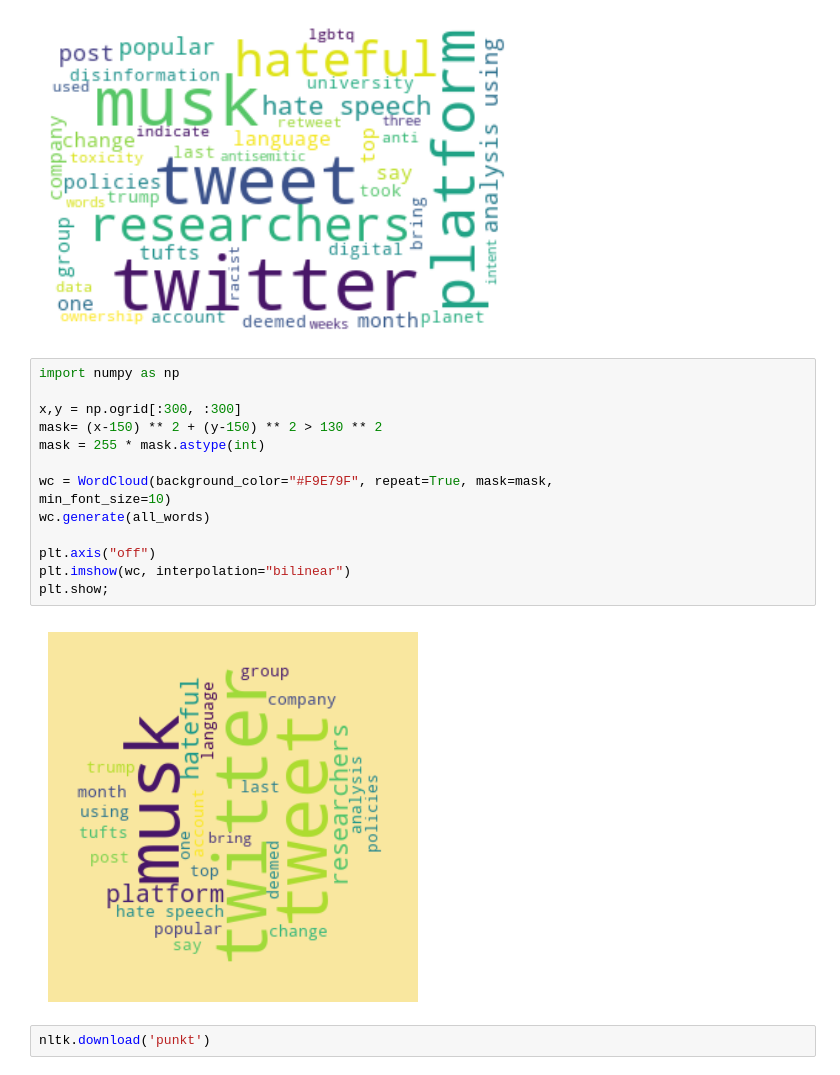
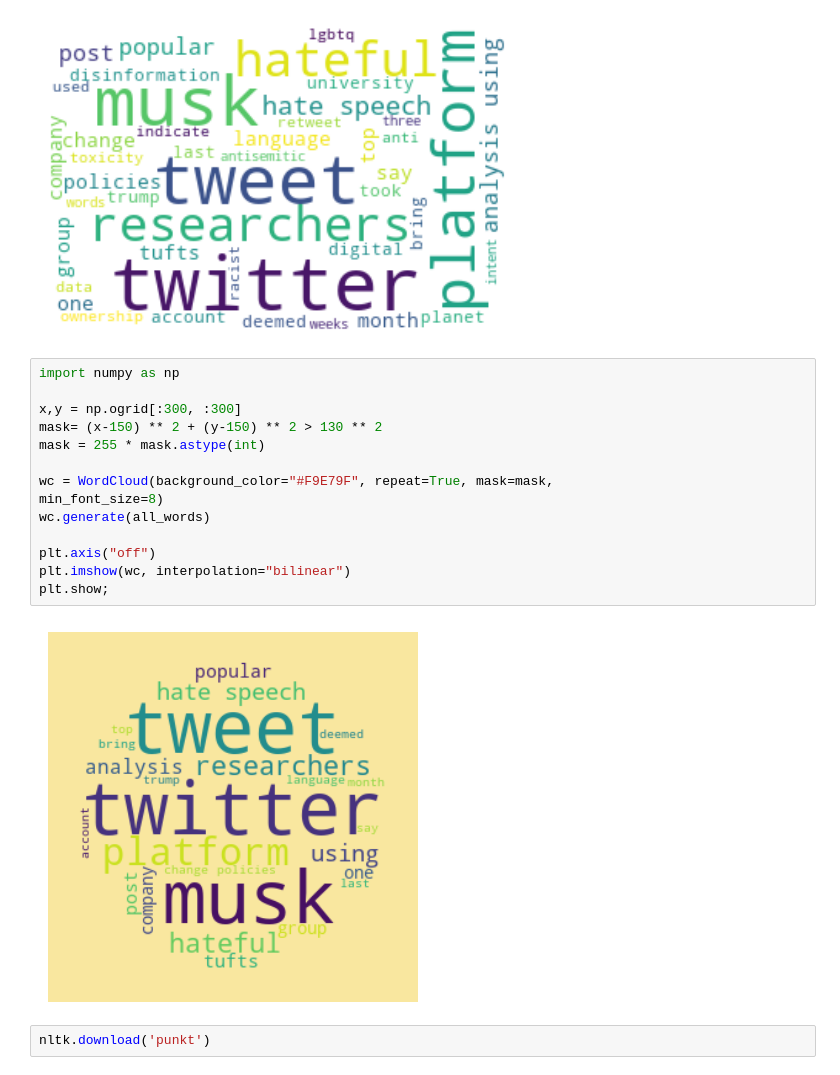
Before and after one commit to nelealyssa/homework-1, a Jupyter notebook: notebooks/03-textmining.ipynb, the cells around one changed output. Cells and saved outputs as stored; diff of their text form.

```diff
--- a/notebooks/03-textmining.ipynb
+++ b/notebooks/03-textmining.ipynb
@@ -143,19 +143,19 @@ plt.show;
 # %%
 import numpy as np
 
 x,y = np.ogrid[:300, :300]
 mask= (x-150) ** 2 + (y-150) ** 2 > 130 ** 2
 mask = 255 * mask.astype(int)
 
 wc = WordCloud(background_color="#F9E79F", repeat=True, mask=mask,
-min_font_size=10)
+min_font_size=8)
 wc.generate(all_words)
 
 plt.axis("off")
 plt.imshow(wc, interpolation="bilinear")
 plt.show;
 # %% [output]
-[figure, old version]
+[figure, new version]
 # %%
 nltk.download('punkt')
 # %% [output]
```
Also changed, not shown: parts of 1 cell of this notebook.
